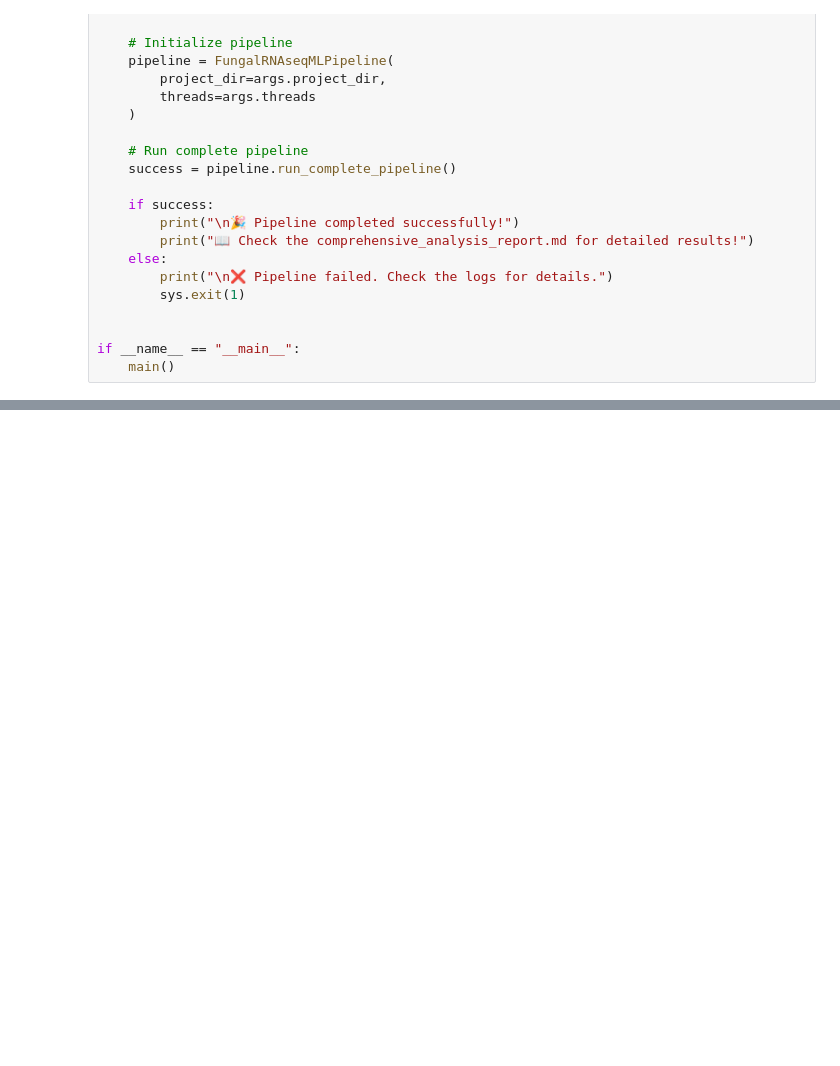
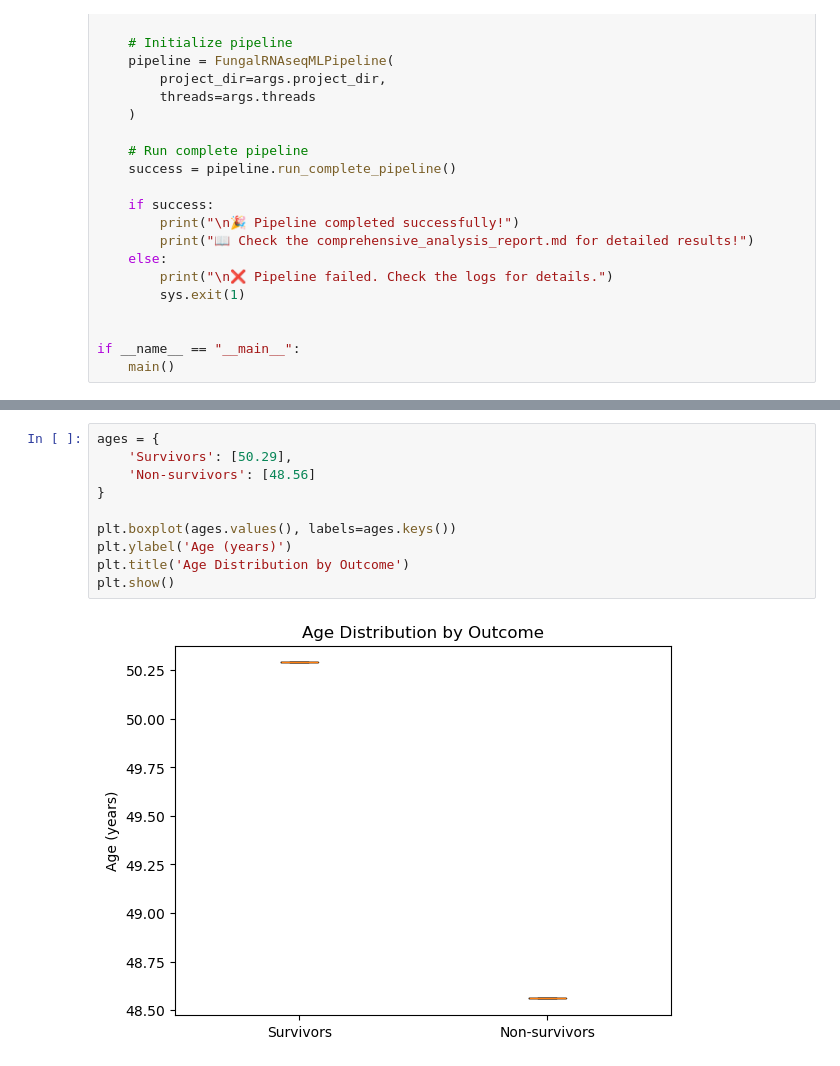
Before and after one commit to YuktiTripathi/Learn-Practice, a Jupyter notebook: rna_seqqq.ipynb, the cells around one changed output, grey strips where cells are left out. Drawn from its saved outputs; the diff is of its cells as text; blank space fills up the shorter version.

```diff
--- a/rna_seqqq.ipynb
+++ b/rna_seqqq.ipynb
@@ -1204,0 +1224,12 @@ if __name__ == "__main__":
+# %%
+ages = {
+    'Survivors': [50.29],
+    'Non-survivors': [48.56]
+}
+
+plt.boxplot(ages.values(), labels=ages.keys())
+plt.ylabel('Age (years)')
+plt.title('Age Distribution by Outcome')
+plt.show()
+# %% [output]
+[figure, added]
```
Also changed, not shown: parts of 4 cells of this notebook, 1 other file.
